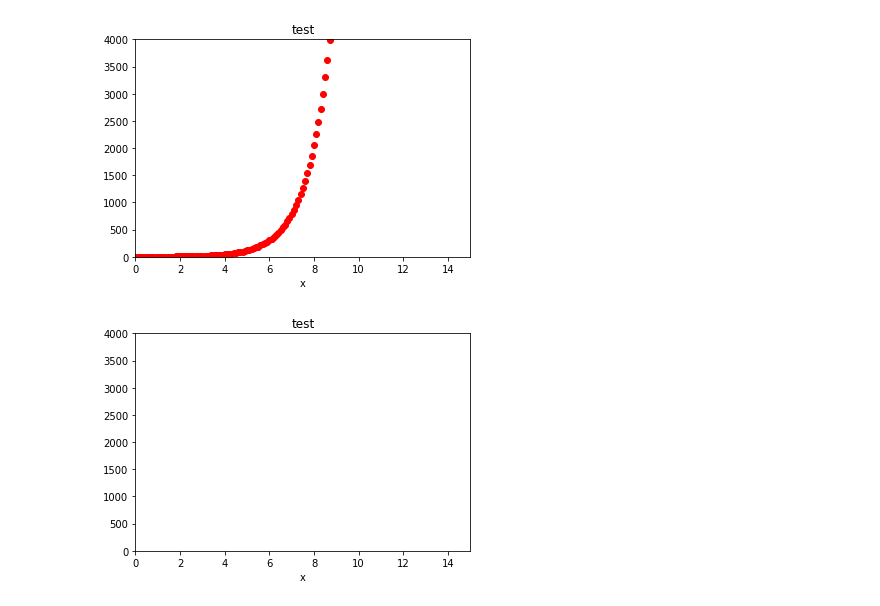
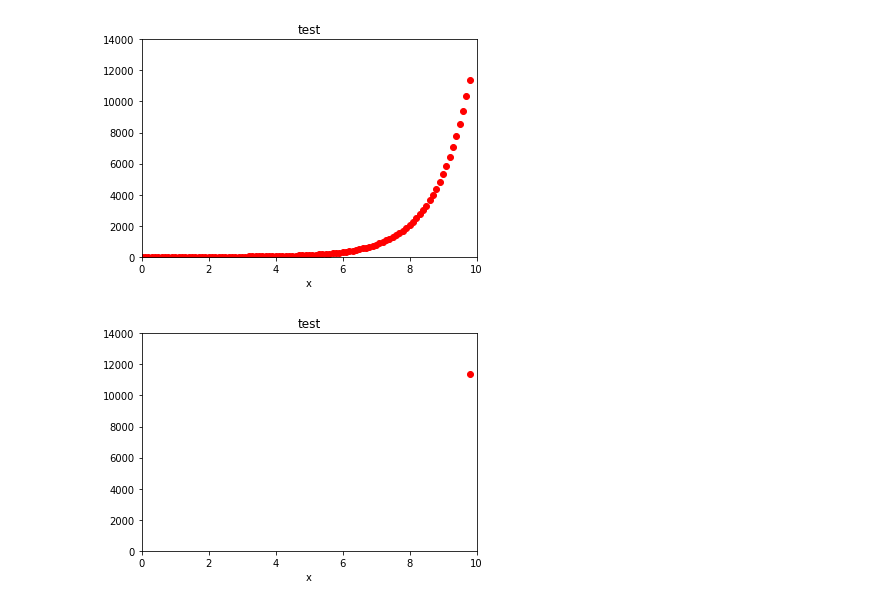
Before and after one commit to StefanoSosac/jupyter-notebook, a Jupyter notebook: Prueba.ipynb, the cells around one changed output. Cells and saved outputs as stored; diff of their text form; code cells hidden in the pictures.

```diff
--- a/Prueba.ipynb
+++ b/Prueba.ipynb
@@ -22,20 +28,20 @@ import matplotlib.animation as animation
 # %%
 def update_line(num, myres, line):
     line.set_data(myres[..., 0:num])
     return line,
 
 fig = plt.figure()
 
 l, = plt.plot([], [], 'ro')
-plt.xlim(0, 15)
-plt.ylim(0, 4000)
+plt.xlim(0, 10)
+plt.ylim(0, 14000)
 plt.xlabel('x')
 plt.title('test')
 line_ani = animation.FuncAnimation(fig, update_line, 100, fargs=(myres, l), interval=50, blit=True)
 
 line_ani.save('full_line.mp4')
 # %% [output]
-[figure, old version]
+[figure, new version]
 # %%
 def update_line(num, myres, line):
     line.set_data(myres[..., num-1:num])
@@ -44,15 +50,15 @@ def update_line(num, myres, line):
 fig = plt.figure()
 
 l, = plt.plot([], [], 'ro')
-plt.xlim(0, 15)
-plt.ylim(0, 4000)
+plt.xlim(0, 10)
+plt.ylim(0, 14000)
 plt.xlabel('x')
 plt.title('test')
 line_ani = animation.FuncAnimation(fig, update_line, 100, fargs=(myres, l), interval=50, blit=True)
 
 line_ani.save('only_traj.mp4')
 # %% [output]
-[figure, old version]
+[figure, new version]
 # %%
 from IPython.display import HTML
 HTML(line_ani.to_html5_video())
```
Also changed, not shown: parts of 5 cells of this notebook.
